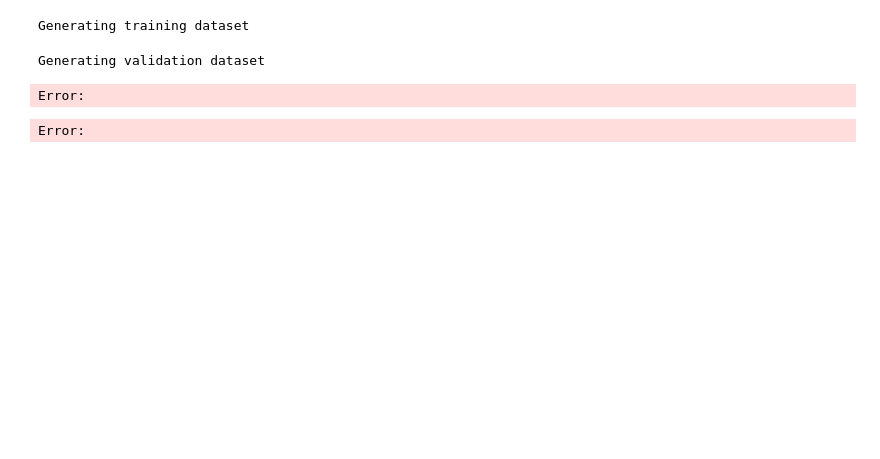
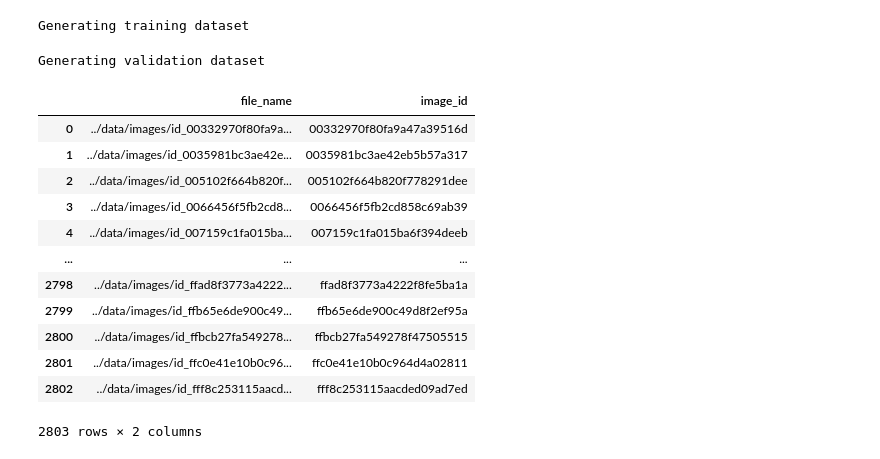
Before and after one commit to pastorsj/590FinalProject, a Jupyter notebook: models/detectron2-data-preparation.ipynb, the cells around one changed output. Drawn from its saved outputs; the diff is of its cells as text; code cells hidden in the pictures; blank space fills up the shorter version.

Commit message:
Finish detectron2 model

```diff
--- a/models/detectron2-data-preparation.ipynb
+++ b/models/detectron2-data-preparation.ipynb
@@ -291,12 +291,24 @@ validation.to_csv('../data/rcnn/validation_set.csv', index=False)
-# %%
-test_df = pd.read_csv('../data/test.csv')
-generate_dataset_folders(test_df, 'testing')
-# %% [output]
-Error:
-# %%
-bounding_boxes_df[bounding_boxes_df['image_id'] == 'id_0a9a21ea4faa8cad663e55ac.jpg']
-# %% [output]
-Error:
+# %%
+test_df = pd.read_csv('../data/test.csv')
+test_df['file_name'] = test_df['image_id_worm'].apply(lambda x: f'../data/images/{x}')
+test_df['image_id'] = test_df['image_id_worm'].apply(lambda x: x.replace('id_', '').split('.')[0])
+test_df = test_df.drop(columns=['image_id_worm'])
+test_df.to_json('../data/detectron2/test.json', orient = "records")
+test_df
+# %% [output]
+|  | file_name | image_id |
+| 0 | ../data/images/id_00332970f80fa9a... | 00332970f80fa9a47a39516d |
+| 1 | ../data/images/id_0035981bc3ae42e... | 0035981bc3ae42eb5b57a317 |
+| 2 | ../data/images/id_005102f664b820f... | 005102f664b820f778291dee |
+| 3 | ../data/images/id_0066456f5fb2cd8... | 0066456f5fb2cd858c69ab39 |
+| 4 | ../data/images/id_007159c1fa015ba... | 007159c1fa015ba6f394deeb |
+| ... | ... | ... |
+| 2798 | ../data/images/id_ffad8f3773a4222... | ffad8f3773a4222f8fe5ba1a |
+| 2799 | ../data/images/id_ffb65e6de900c49... | ffb65e6de900c49d8f2ef95a |
+| 2800 | ../data/images/id_ffbcb27fa549278... | ffbcb27fa549278f47505515 |
+| 2801 | ../data/images/id_ffc0e41e10b0c96... | ffc0e41e10b0c964d4a02811 |
+| 2802 | ../data/images/id_fff8c253115aacd... | fff8c253115aacded09ad7ed |
+2803 rows × 2 columns
 # %%
 # view_all_bounding_boxes('id_0a9a21ea4faa8cad663e55ac.jpg')
 view_all_bounding_boxes('id_5c6314cf6eb709c0a5c585eb.jpg')
```
Also changed, not shown: parts of 5 cells of this notebook, 5 other files.
